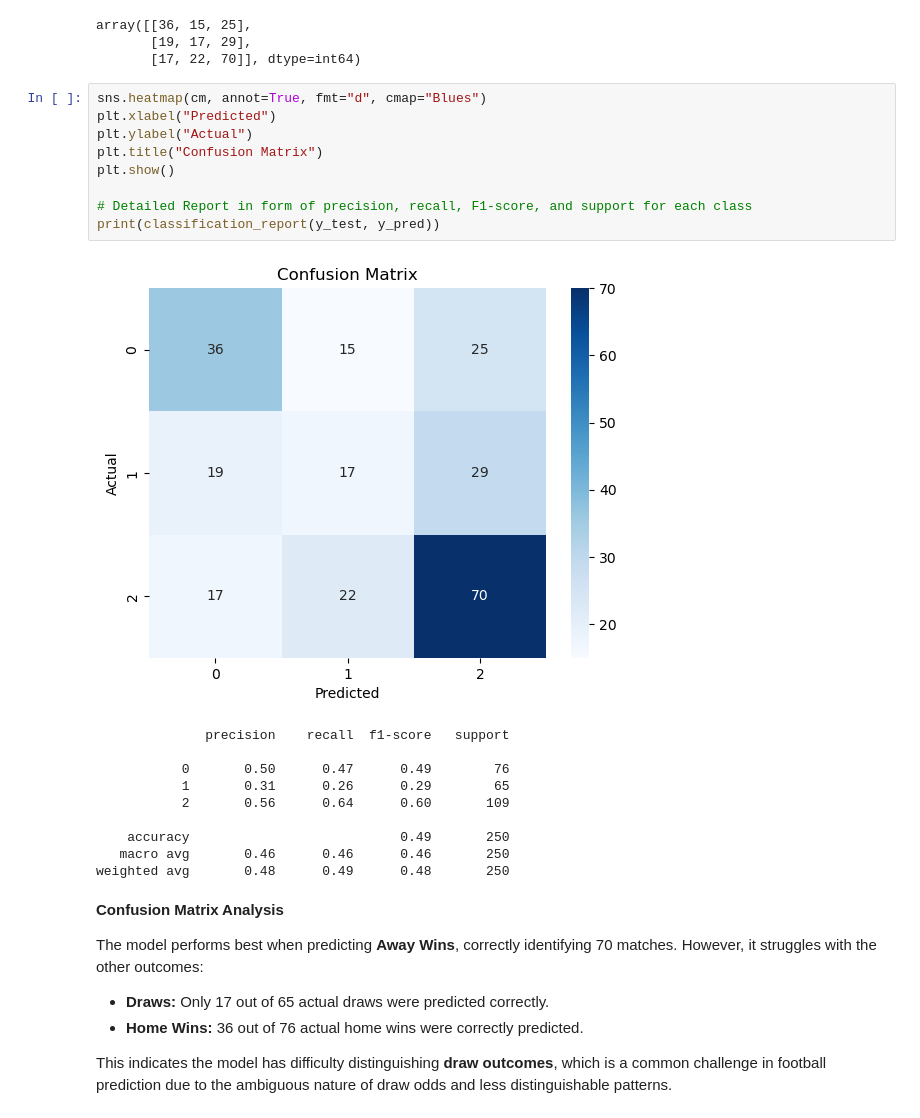
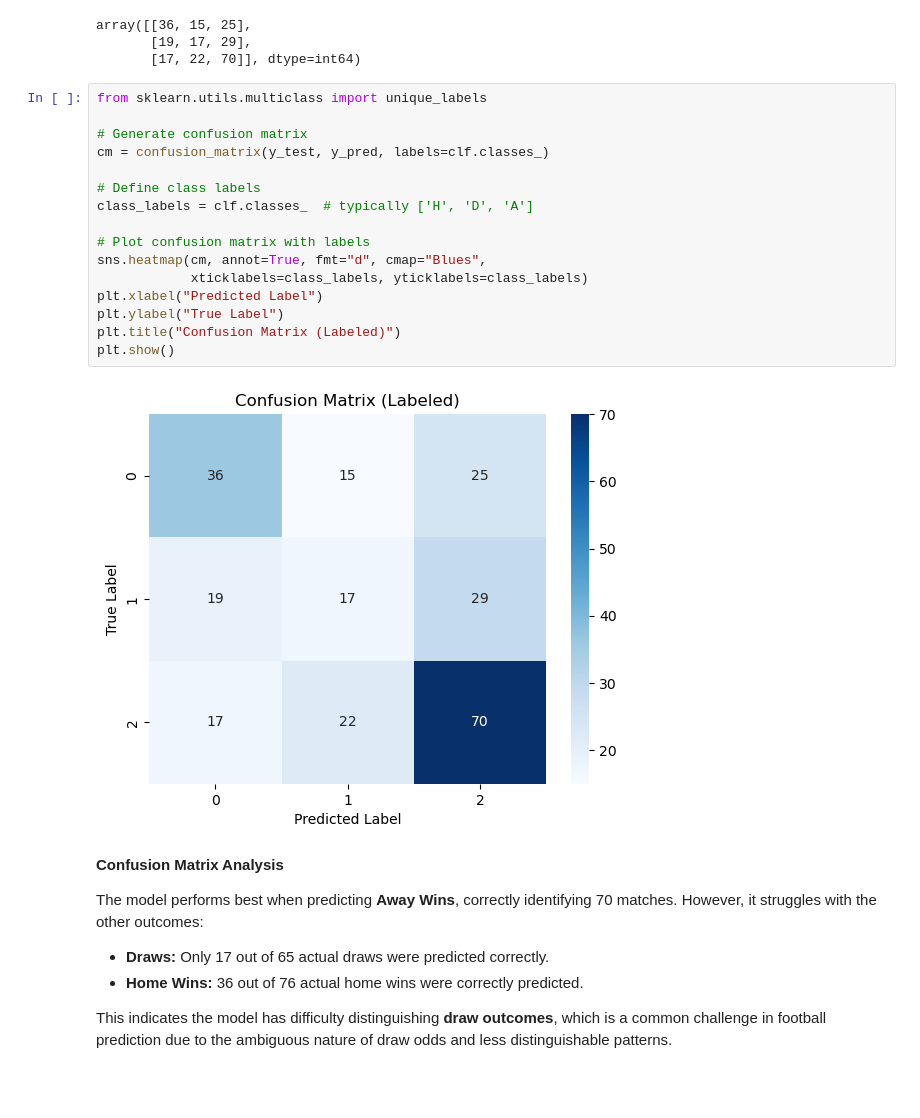
Before and after one commit to peterjanas/betting-BI, a Jupyter notebook: SL-classification.ipynb, the cells around one changed output. Cells and saved outputs as stored; diff of their text form; blank space fills up the shorter version.

```diff
--- a/SL-classification.ipynb
+++ b/SL-classification.ipynb
@@ -125,25 +125,23 @@ array([[36, 15, 25],
        [19, 17, 29],
        [17, 22, 70]], dtype=int64)
 # %%
-sns.heatmap(cm, annot=True, fmt="d", cmap="Blues")
-plt.xlabel("Predicted")
-plt.ylabel("Actual")
-plt.title("Confusion Matrix")
+from sklearn.utils.multiclass import unique_labels
+
+# Generate confusion matrix
+cm = confusion_matrix(y_test, y_pred, labels=clf.classes_)
+
+# Define class labels
+class_labels = clf.classes_  # typically ['H', 'D', 'A']
+
+# Plot confusion matrix with labels
+sns.heatmap(cm, annot=True, fmt="d", cmap="Blues",
+            xticklabels=class_labels, yticklabels=class_labels)
+plt.xlabel("Predicted Label")
+plt.ylabel("True Label")
+plt.title("Confusion Matrix (Labeled)")
 plt.show()
-
-# Detailed Report in form of precision, recall, F1-score, and support for each class
-print(classification_report(y_test, y_pred))
 # %% [output]
-[figure, old version]
+[figure, new version]
-              precision    recall  f1-score   support
-
-           0       0.50      0.47      0.49        76
-           1       0.31      0.26      0.29        65
-           2       0.56      0.64      0.60       109
-
-    accuracy                           0.49       250
-   macro avg       0.46      0.46      0.46       250
-weighted avg       0.48      0.49      0.48       250
 # %% [markdown]
 **Confusion Matrix Analysis**
 
```
Also changed, not shown: parts of 2 cells of this notebook.
